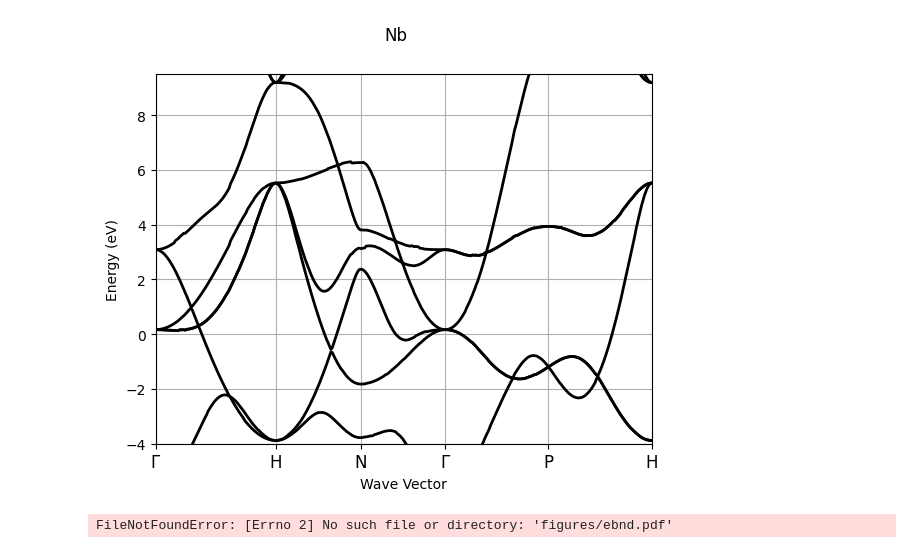
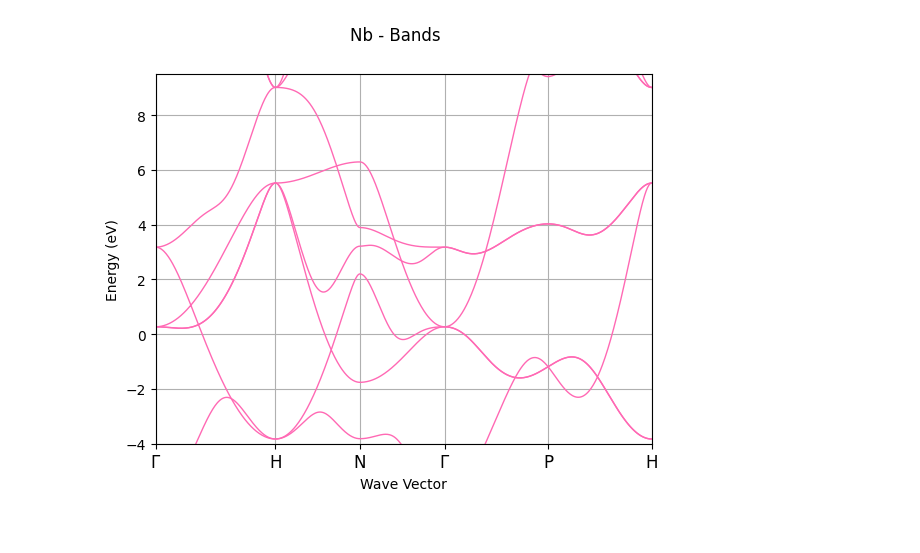
Before and after one commit to NotLudovico/complex_systems, a Jupyter notebook: lab/ebnd/ebnd.ipynb, the cells around one changed output. Saved outputs shown, nothing was run; the diff lists cells and outputs as text; code cells hidden in the pictures.

Commit message:
beautyful bands

```diff
--- a/lab/ebnd/ebnd.ipynb
+++ b/lab/ebnd/ebnd.ipynb
@@ -1,13 +1,12 @@
 # %%
 from abipy.abilab import abiopen
 
 filename = "./outdata/ebnd_DS2_GSR.nc"
 
 with abiopen(filename) as ncfile:
     ebands = ncfile.ebands
 
-fig = ebands.plot(title="Nb", ylims=(-4,9.5))
-fig.savefig("figures/ebnd.pdf")
+fig = ebands.plot(title="Nb - Bands", ylims=(-4,9.5), linewidth=1, color='hotpink')
+fig.savefig("figures/ebnd-120ndivsm.png")
 # %% [output]
-[figure, old version]
+[figure, new version]
-FileNotFoundError: [Errno 2] No such file or directory: 'figures/ebnd.pdf'
```
Also changed, not shown: 4 other files.
